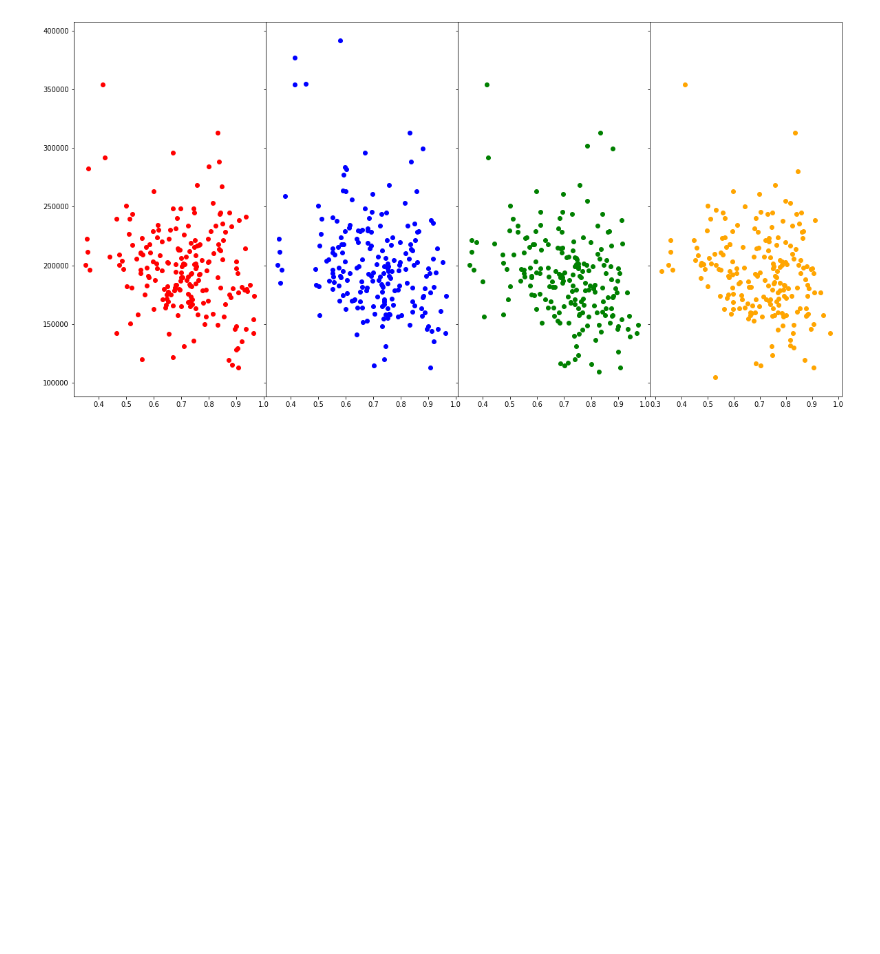
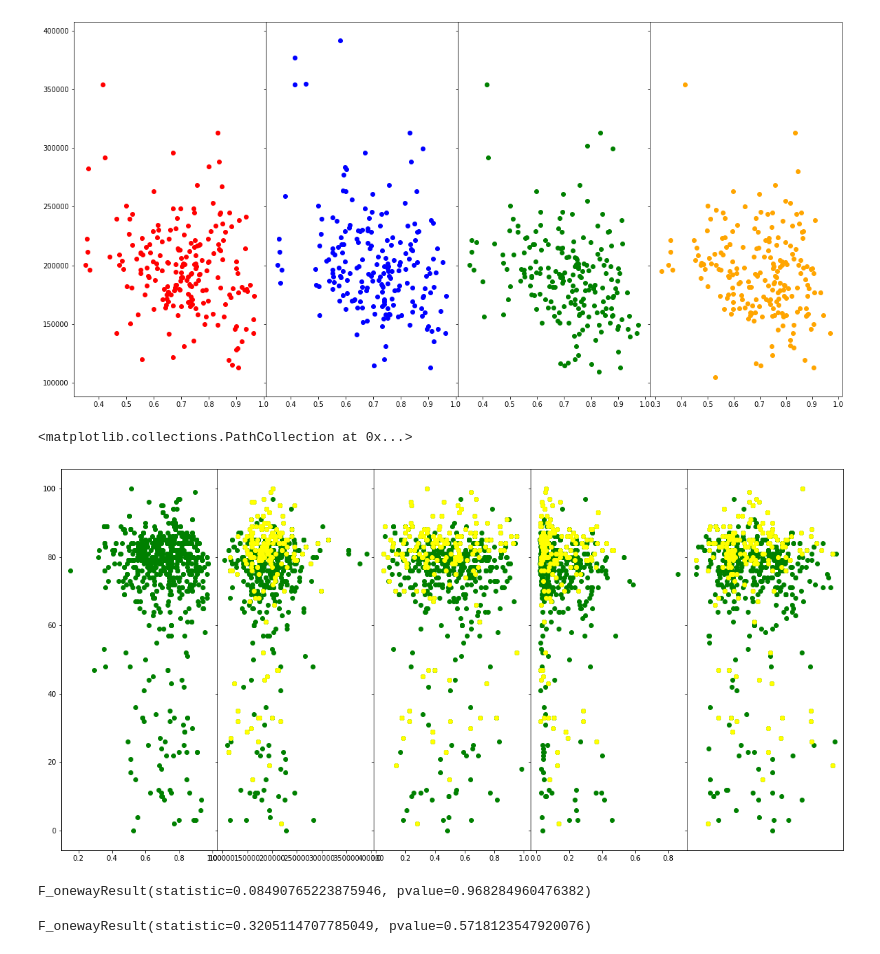
Before and after one commit to navidmalakootikhah/Project-One, a Jupyter notebook: analysis.ipynb, the cells around one changed output. Drawn from its saved outputs; the diff is of its cells as text; code cells hidden in the pictures; blank space fills up the shorter version.

Commit message:
ANOVA

```diff
--- a/analysis.ipynb
+++ b/analysis.ipynb
@@ -315,3 +321,63 @@ The correlation coefficient between Q2 Danceability and Duration is -0.29
 The correlation coefficient between Q3 Danceability and Duration is -0.3
 The correlation coefficient between Q4 Danceability and Duration is -0.21
 [figure]
+# %%
+# finding top 50 tracks of each quarter and group them for the entire year
+
+top_50_q1=df_Q1.head(50)
+top_50_q2=df_Q2.head(50)
+top_50_q3=df_Q3.head(50)
+top_50_q4=df_Q4.head(50)
+frames=[top_50_q1,top_50_q2,top_50_q3,top_50_q4]
+top_50_year=pd.concat(frames)
+
+#Combining all top 200 songs into one data frame for the entire year and take the list minus the first 50
+
+frames_year=[df_Q1,df_Q2,df_Q3,df_Q4]
+top_200_year=pd.concat(frames_year)
+
+#Plotting data
+
+fig2, axs = plt.subplots(1,5,sharex='col', sharey='row',
+                        gridspec_kw={'hspace': 0, 'wspace': 0},figsize=(20,10))
+ax1, ax2, ax3, ax4, ax5 = axs
+
+ax1.scatter(top_200_year['Danceability'], top_200_year['Popularity'],color='green')
+ax1.scatter(top_50_year['Danceability'], top_50_year['Popularity'],color='')
+
+ax2.scatter(top_200_year['Duration'], top_200_year['Popularity'],color='green')
+ax2.scatter(top_50_year['Duration'], top_50_year['Popularity'],color='yellow')
+
+ax3.scatter(top_200_year['Valence'], top_200_year['Popularity'],color='green')
+ax3.scatter(top_50_year['Valence'], top_50_year['Popularity'],color='yellow')
+
+ax4.scatter(top_200_year['Speechiness'], top_200_year['Popularity'],color='green')
+ax4.scatter(top_50_year['Speechiness'], top_50_year['Popularity'],color='yellow')
+
+ax5.scatter(top_200_year['Tempo'], top_200_year['Popularity'],color='green')
+ax5.scatter(top_50_year['Tempo'], top_50_year['Popularity'],color='yellow')
+# %% [output]
+<matplotlib.collections.PathCollection at 0x...>
+[figure, added]
+# %%
+#ANOVA for danceability for each quarter
+group_dance_Q1 = df_Q1["Danceability"]
+group_dance_Q2 = df_Q2["Danceability"]
+group_dance_Q3 = df_Q3["Danceability"]
+group_dance_Q4 = df_Q4["Danceability"]
+
+f_oneway(group_dance_Q1,group_dance_Q2,group_dance_Q3,group_dance_Q4)
+####Results shows that there is no statistically significant difference between Dacnceability amongst the 4 quarters
+# %% [output]
+F_onewayResult(statistic=0.08490765223875946, pvalue=0.968284960476382)
+# %%
+#ANOVA for danceability for each quarter
+
+#take the first 50 for Q1 for ANOVA:
+top_50_Q1_dance=group_dance_Q1.head(50)
+#Run ANOVA for top 50 versus the 200
+f_oneway(group_dance_Q1,top_50_Q1_dance)
+
+####Results shows that there is no statistically significant difference between Dacnceability of first 50 songs of Q1 and the remainder of Q1
+# %% [output]
+F_onewayResult(statistic=0.3205114707785049, pvalue=0.5718123547920076)
```
Also changed, not shown: parts of 2 cells of this notebook.
